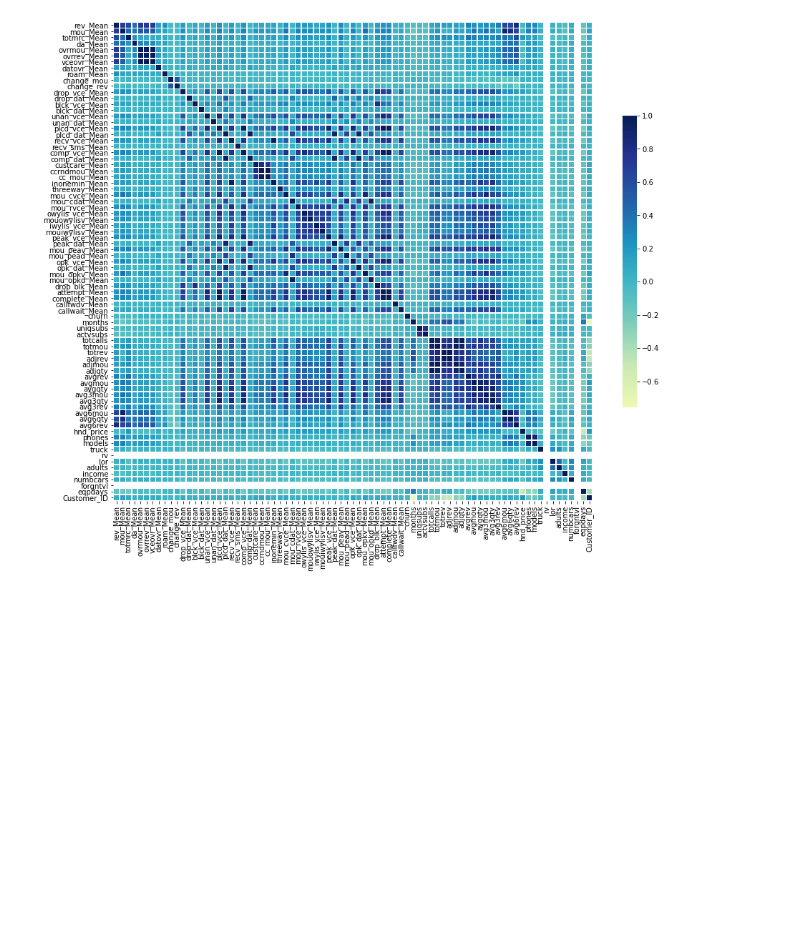
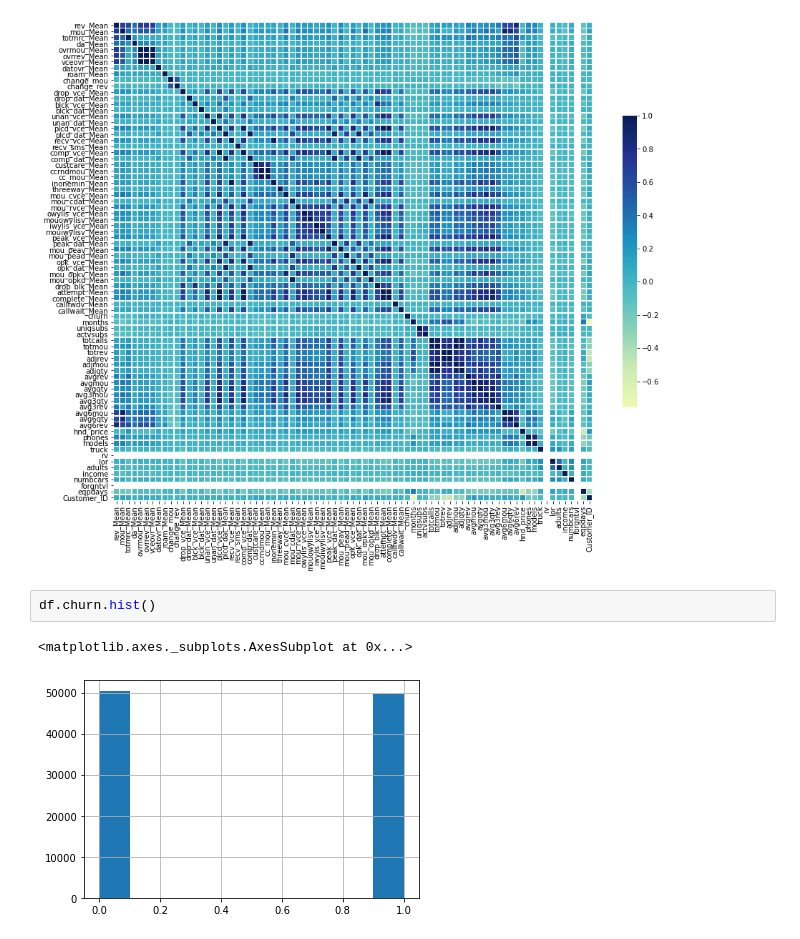
Before and after one commit to tmargary/customer_churn, a Jupyter notebook: EDA.ipynb, the cells around one changed output. Saved outputs shown, nothing was run; the diff lists cells and outputs as text; blank space fills up the shorter version.

```diff
--- a/EDA.ipynb
+++ b/EDA.ipynb
@@ -52,3 +52,8 @@ plt.xticks(rotation=90)
 plt.show()
 # %% [output]
 [figure]
+# %%
+df.churn.hist()
+# %% [output]
+<matplotlib.axes._subplots.AxesSubplot at 0x...>
+[figure, added]
```
Also changed, not shown: 2 other files.
